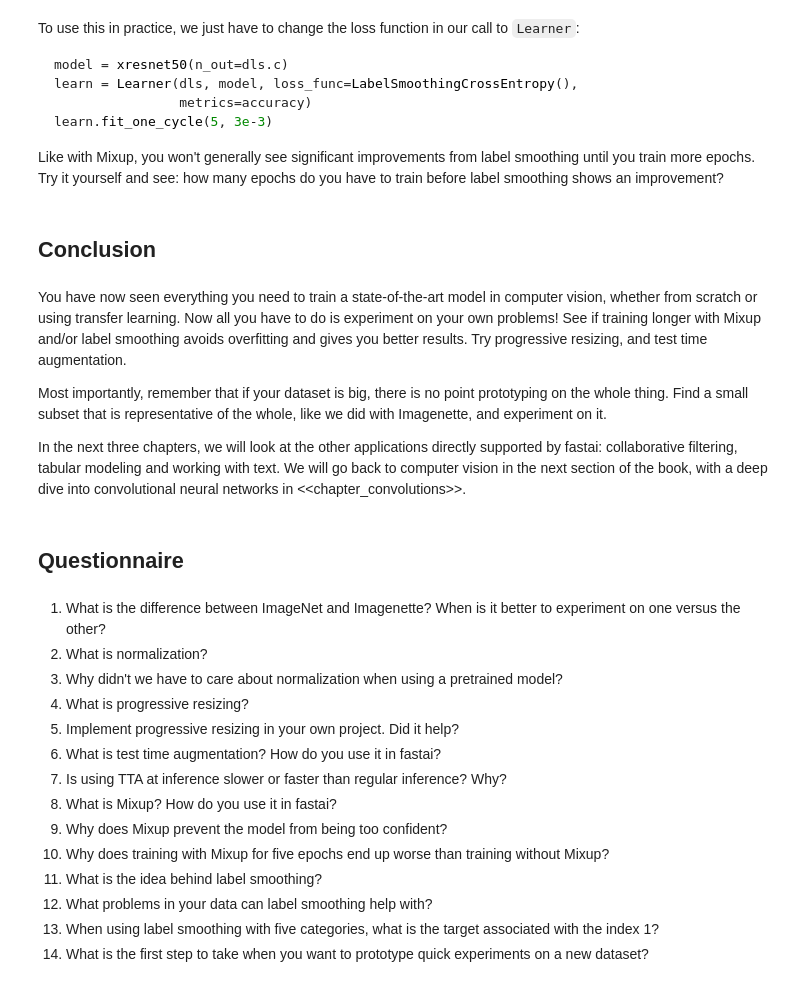
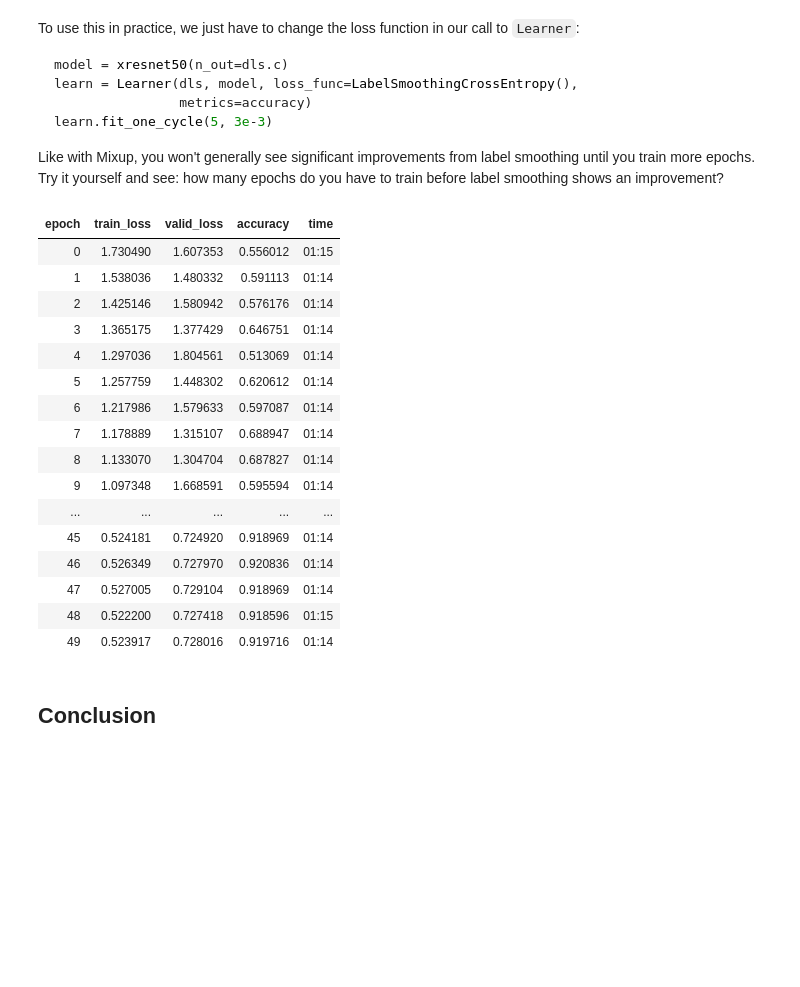
Before and after one commit to afortuny/DeepLearningFastAI, a Jupyter notebook: 08_SOTA Tricks and Tips on Imagenette.ipynb, the cells around one changed output. Drawn from its saved outputs; the diff is of its cells as text; code cells hidden in the pictures; blank space fills up the shorter version.

Commit message:
Finish results

````diff
--- a/08_SOTA Tricks and Tips on Imagenette.ipynb
+++ b/08_SOTA Tricks and Tips on Imagenette.ipynb
@@ -346,3 +311,26 @@ learn.fit_one_cycle(5, 3e-3)
 ```
 
 Like with Mixup, you won't generally see significant improvements from label smoothing until you train more epochs. Try it yourself and see: how many epochs do you have to train before label smoothing shows an improvement?
+# %%
+model = xresnet50(n_out=dls.c)
+learn = Learner(dls, model, loss_func=LabelSmoothingCrossEntropy(),
+                metrics=accuracy)
+learn.fit_one_cycle(50, 3e-3)
+# %% [output]
+| epoch | train_loss | valid_loss | accuracy | time |
+| 0 | 1.730490 | 1.607353 | 0.556012 | 01:15 |
+| 1 | 1.538036 | 1.480332 | 0.591113 | 01:14 |
+| 2 | 1.425146 | 1.580942 | 0.576176 | 01:14 |
+| 3 | 1.365175 | 1.377429 | 0.646751 | 01:14 |
+| 4 | 1.297036 | 1.804561 | 0.513069 | 01:14 |
+| 5 | 1.257759 | 1.448302 | 0.620612 | 01:14 |
+| 6 | 1.217986 | 1.579633 | 0.597087 | 01:14 |
+| 7 | 1.178889 | 1.315107 | 0.688947 | 01:14 |
+| 8 | 1.133070 | 1.304704 | 0.687827 | 01:14 |
+| 9 | 1.097348 | 1.668591 | 0.595594 | 01:14 |
+| ... | ... | ... | ... | ... |
+| 45 | 0.524181 | 0.724920 | 0.918969 | 01:14 |
+| 46 | 0.526349 | 0.727970 | 0.920836 | 01:14 |
+| 47 | 0.527005 | 0.729104 | 0.918969 | 01:14 |
+| 48 | 0.522200 | 0.727418 | 0.918596 | 01:15 |
+| 49 | 0.523917 | 0.728016 | 0.919716 | 01:14 |
@@ -349,25 +340,2 @@ Like with Mixup, you won't generally see significant improvements from label smo
 # %% [markdown]
 ## Conclusion
-# %% [markdown]
-You have now seen everything you need to train a state-of-the-art model in computer vision, whether from scratch or using transfer learning. Now all you have to do is experiment on your own problems! See if training longer with Mixup and/or label smoothing avoids overfitting and gives you better results. Try progressive resizing, and test time augmentation.
-
-Most importantly, remember that if your dataset is big, there is no point prototyping on the whole thing. Find a small subset that is representative of the whole, like we did with Imagenette, and experiment on it.
-
-In the next three chapters, we will look at the other applications directly supported by fastai: collaborative filtering, tabular modeling and working with text. We will go back to computer vision in the next section of the book, with a deep dive into convolutional neural networks in <<chapter_convolutions>>.
-# %% [markdown]
-## Questionnaire
-# %% [markdown]
-1. What is the difference between ImageNet and Imagenette? When is it better to experiment on one versus the other?
-1. What is normalization?
-1. Why didn't we have to care about normalization when using a pretrained model?
-1. What is progressive resizing?
-1. Implement progressive resizing in your own project. Did it help?
-1. What is test time augmentation? How do you use it in fastai?
-1. Is using TTA at inference slower or faster than regular inference? Why?
-1. What is Mixup? How do you use it in fastai?
-1. Why does Mixup prevent the model from being too confident?
-1. Why does training with Mixup for five epochs end up worse than training without Mixup?
-1. What is the idea behind label smoothing?
-1. What problems in your data can label smoothing help with?
-1. When using label smoothing with five categories, what is the target associated with the index 1?
-1. What is the first step to take when you want to prototype quick experiments on a new dataset?
````
Also changed, not shown: parts of 24 cells of this notebook.
